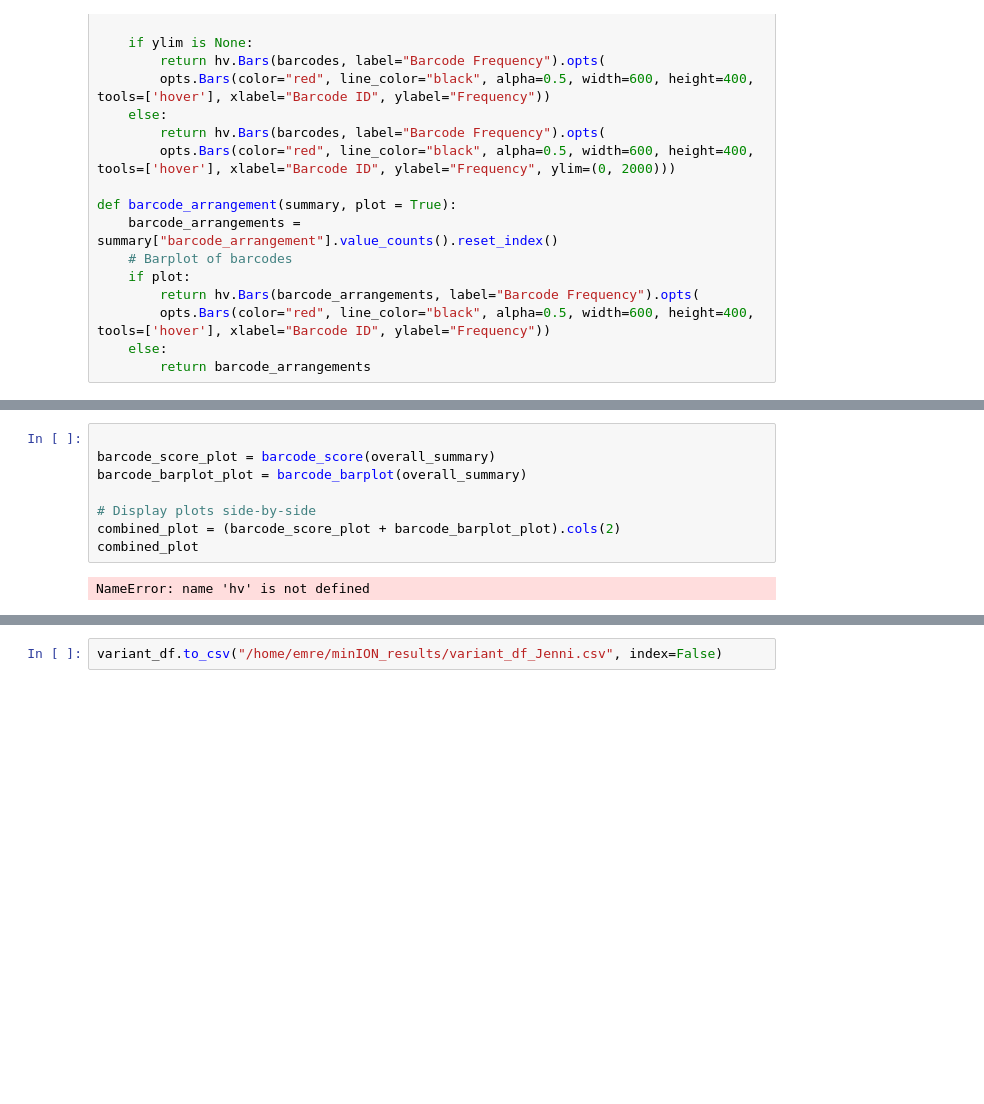
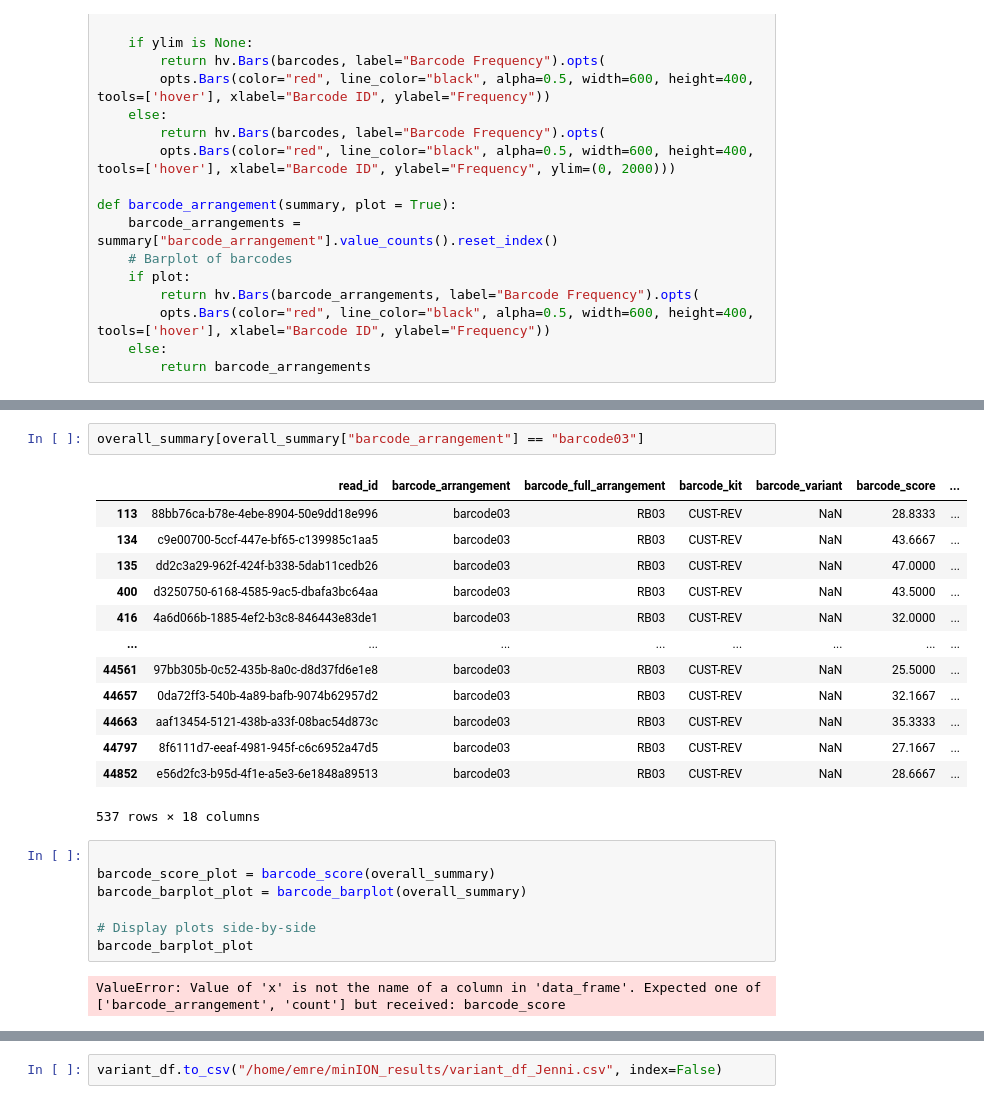
Before and after one commit to fhalab/LevSeq, a Jupyter notebook: examples/summary_inspector.ipynb, the cells around one changed output, grey strips where cells are left out. Saved outputs shown, nothing was run; the diff lists cells and outputs as text; blank space fills up the shorter version.

```diff
--- a/examples/summary_inspector.ipynb
+++ b/examples/summary_inspector.ipynb
@@ -42,13 +91,28 @@ def barcode_arrangement(summary, plot = True):
+# %%
+overall_summary[overall_summary["barcode_arrangement"] == "barcode03"]
+# %% [output]
+|  | read_id | barcode_arrangement | barcode_full_arrangement | barcode_kit | barcode_variant | barcode_score | ... |
+| 113 | 88bb76ca-b78e-4ebe-8904-50e9dd18e996 | barcode03 | RB03 | CUST-REV | NaN | 28.8333 | ... |
+| 134 | c9e00700-5ccf-447e-bf65-c139985c1aa5 | barcode03 | RB03 | CUST-REV | NaN | 43.6667 | ... |
+| 135 | dd2c3a29-962f-424f-b338-5dab11cedb26 | barcode03 | RB03 | CUST-REV | NaN | 47.0000 | ... |
+| 400 | d3250750-6168-4585-9ac5-dbafa3bc64aa | barcode03 | RB03 | CUST-REV | NaN | 43.5000 | ... |
+| 416 | 4a6d066b-1885-4ef2-b3c8-846443e83de1 | barcode03 | RB03 | CUST-REV | NaN | 32.0000 | ... |
+| ... | ... | ... | ... | ... | ... | ... | ... |
+| 44561 | 97bb305b-0c52-435b-8a0c-d8d37fd6e1e8 | barcode03 | RB03 | CUST-REV | NaN | 25.5000 | ... |
+| 44657 | 0da72ff3-540b-4a89-bafb-9074b62957d2 | barcode03 | RB03 | CUST-REV | NaN | 32.1667 | ... |
+| 44663 | aaf13454-5121-438b-a33f-08bac54d873c | barcode03 | RB03 | CUST-REV | NaN | 35.3333 | ... |
+| 44797 | 8f6111d7-eeaf-4981-945f-c6c6952a47d5 | barcode03 | RB03 | CUST-REV | NaN | 27.1667 | ... |
+| 44852 | e56d2fc3-b95d-4f1e-a5e3-6e1848a89513 | barcode03 | RB03 | CUST-REV | NaN | 28.6667 | ... |
+537 rows × 18 columns
 # %%
 
 barcode_score_plot = barcode_score(overall_summary)
 barcode_barplot_plot = barcode_barplot(overall_summary)
 
 # Display plots side-by-side
-combined_plot = (barcode_score_plot + barcode_barplot_plot).cols(2)
-combined_plot
+barcode_barplot_plot
 # %% [output]
-NameError: name 'hv' is not defined
+ValueError: Value of 'x' is not the name of a column in 'data_frame'. Expected one of ['barcode_arrangement', 'count'] but received: barcode_score
 # %%
 # Front Barcode 1
 result_folder = "/home/emre/minION_results"
```
Also changed, not shown: parts of 15 cells of this notebook, 4 other files.
